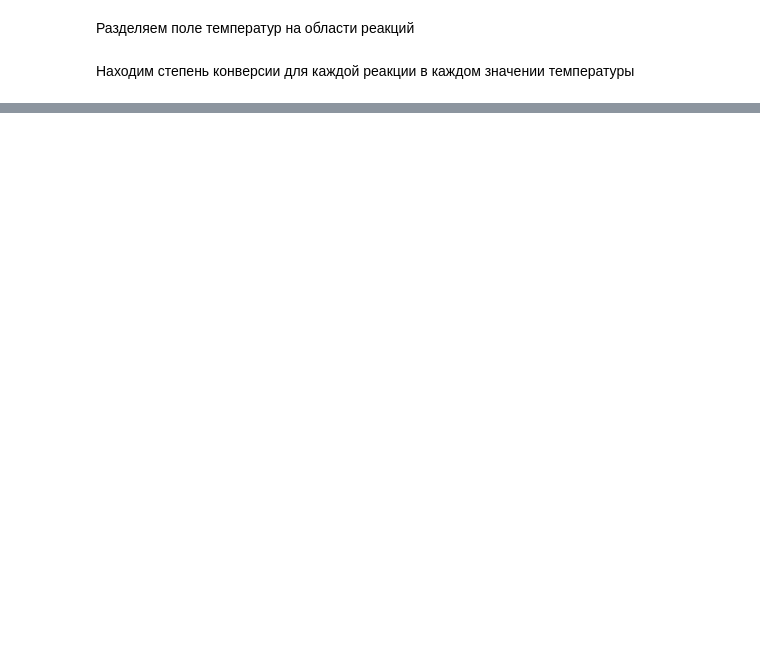
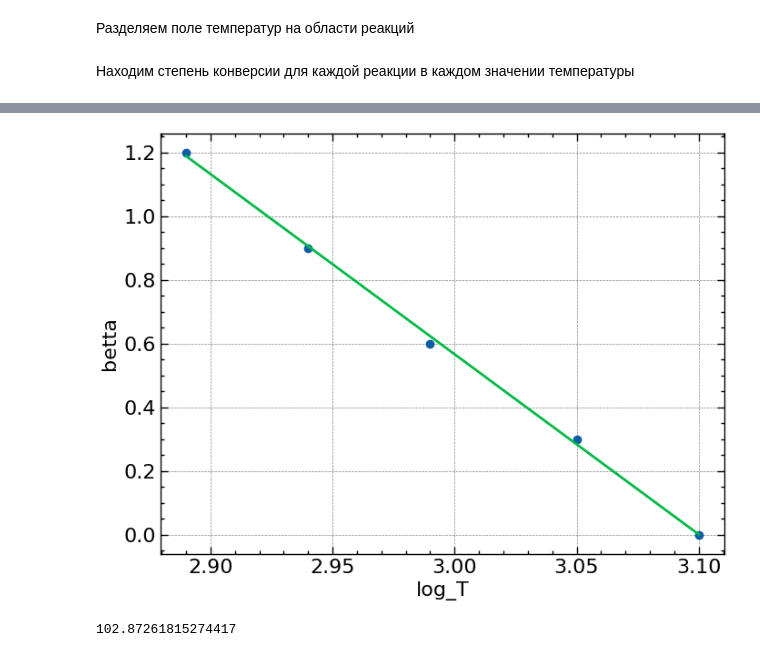
Before and after one commit to kdavjd/isoconversion_study_of_reaction_kinetics, a Jupyter notebook: isoconversion.ipynb, the cells around one changed output, grey strips where cells are left out. Cells and saved outputs as stored; diff of their text form; code cells hidden in the pictures; blank space fills up the shorter version.

```diff
--- a/isoconversion.ipynb
+++ b/isoconversion.ipynb
@@ -252,0 +240,30 @@ plt.show()
+# %%
+# betta = [np.log10(int(rate)) for rate in heating_rates]
+
+# log_T = [
+#     1000 / (df[df[f'reactions_{rate}'] == 'reaction_0'][f'conversion_{rate}'] - 0.4).abs().idxmin()
+#     for rate
+#     in heating_rates]
+
+betta = [0, 0.3, 0.6, 0.9, 1.2]
+log_T = [3.1, 3.05, 2.99, 2.94, 2.89]
+
+coefficient = np.polyfit(log_T, betta, 1)
+
+plt.plot(log_T, betta, 'o', label='')
+
+
+x_values = np.linspace(np.min(log_T), np.max(log_T), 100)
+y_values = np.polyval(coefficient, x_values)
+plt.plot(x_values, y_values, label='')
+
+plt.xlabel('log_T')
+plt.ylabel('betta')
+
+plt.show()
+# %% [output]
+[figure, added]
+# %%
+coefficient[0] * 8.314462618 / -0.457
+# %% [output]
+102.87261815274417
```
Also changed, not shown: parts of 4 cells of this notebook.
